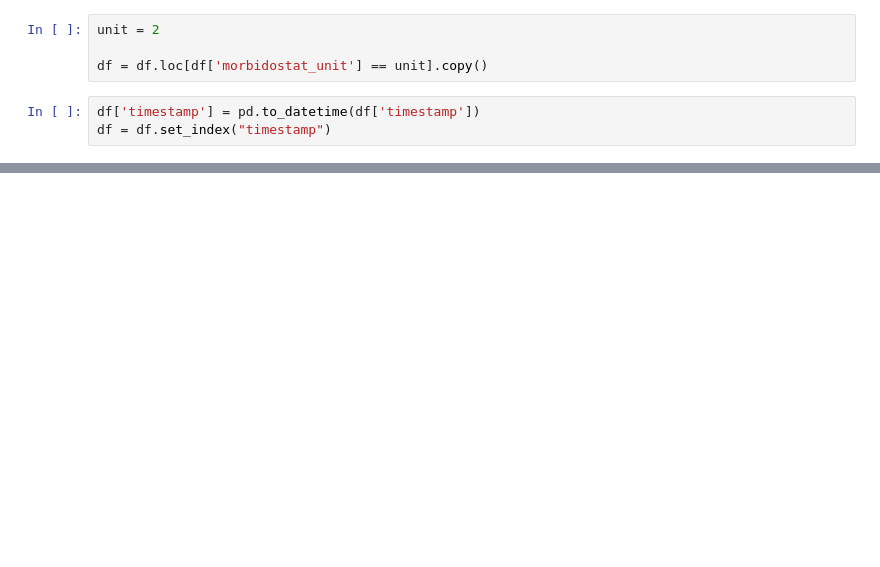
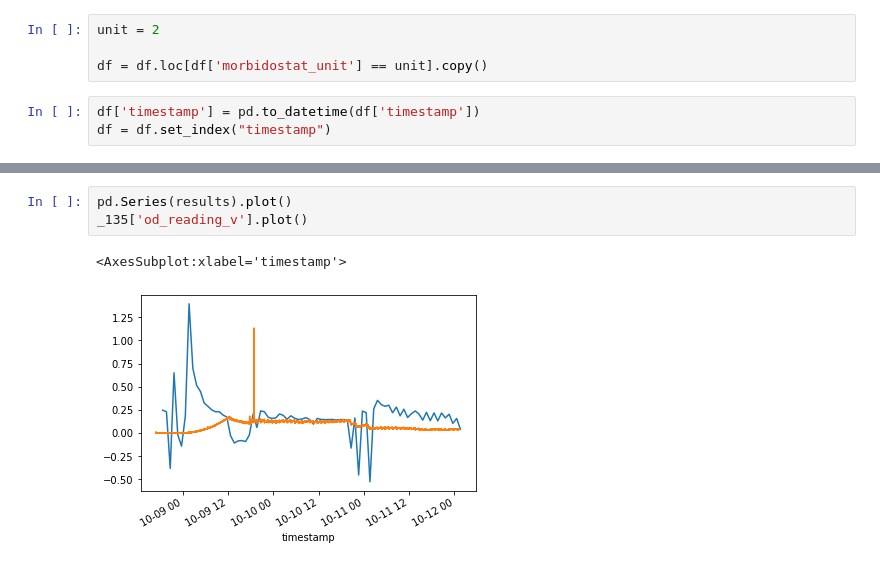
Before and after one commit to Pioreactor/pioreactor, a Jupyter notebook: jupyter_notebooks/Untitled.ipynb, the cells around one changed output, grey strips where cells are left out. Cells and saved outputs as stored; diff of their text form; blank space fills up the shorter version.

```diff
--- a/jupyter_notebooks/Untitled.ipynb
+++ b/jupyter_notebooks/Untitled.ipynb
@@ -31,0 +66,6 @@ curve_fit(expo, np.linspace(0, 1, od.shape[0]), od, p0=(1.3, 1.))
+# %%
+pd.Series(results).plot()
+_135['od_reading_v'].plot()
+# %% [output]
+<AxesSubplot:xlabel='timestamp'>
+[figure, added]
```
Also changed, not shown: parts of 6 cells of this notebook, 8 other files.
